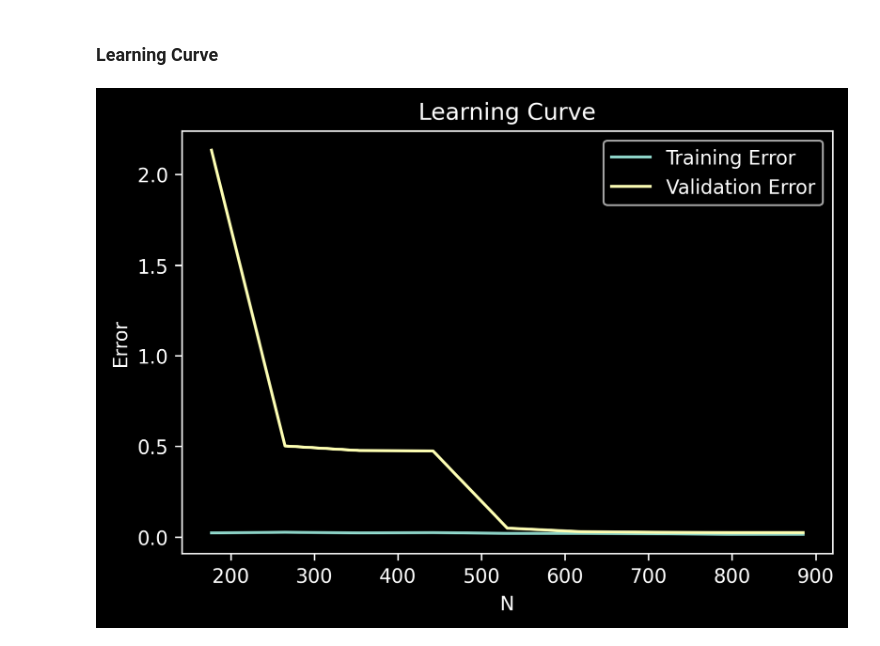
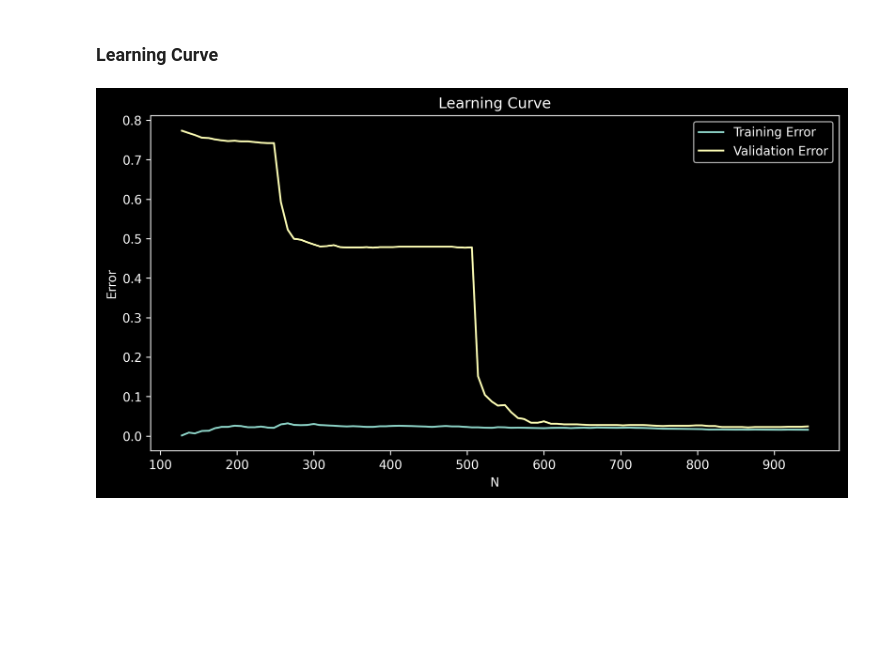
Before and after one commit to Marim1611/Bing-Bang-BodyLevel, a Jupyter notebook: ModelPipelines/SVM/Analysis.ipynb, the cells around one changed output. Cells and saved outputs as stored; diff of their text form; code cells hidden in the pictures; blank space fills up the shorter version.

```diff
--- a/ModelPipelines/SVM/Analysis.ipynb
+++ b/ModelPipelines/SVM/Analysis.ipynb
@@ -30,7 +29,7 @@ Optimal C is around: 72.28571428571429
 # %% [markdown]
 ### Learning Curve
 # %%
-train_sizes=np.linspace(0.1, 1.0, 10)
-learning_curves(clf, x_data_d, y_data_d, cv=4,N=train_sizes)
+train_sizes=np.linspace(0.1, 1.0, 100)
+learning_curves(clf, x_data_d, y_data_d, cv=5,N=train_sizes)
 # %% [output]
-[figure, old version]
+[figure, new version]
```
Also changed, not shown: parts of 3 cells of this notebook, 5 other files.
